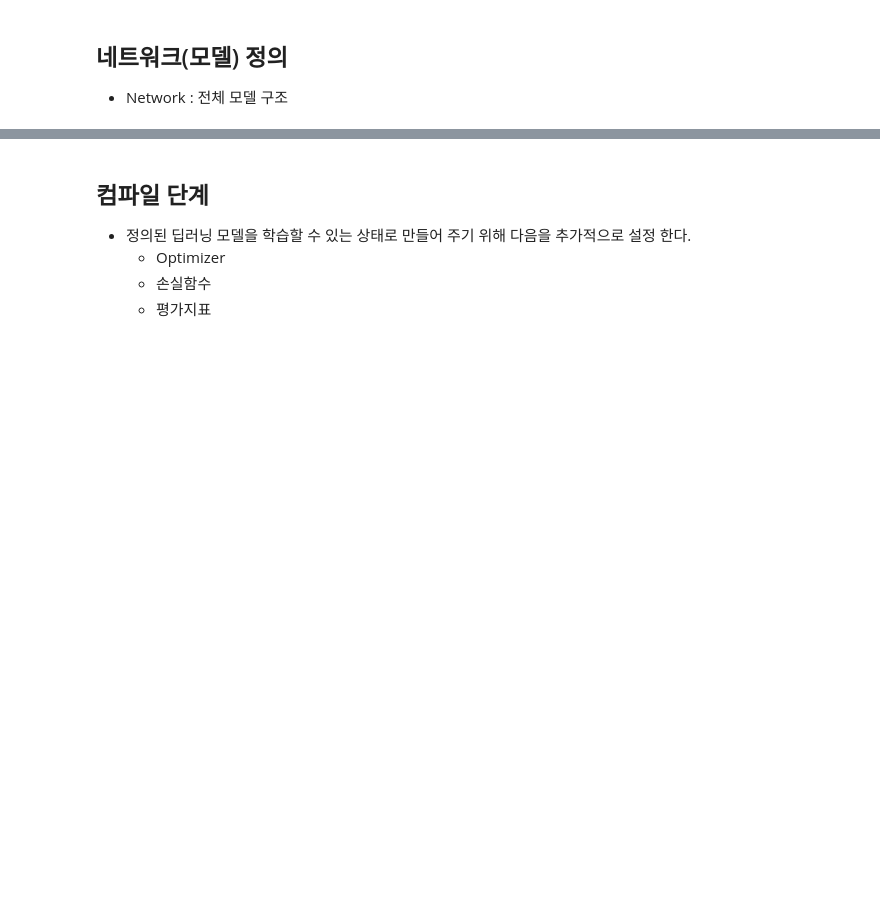
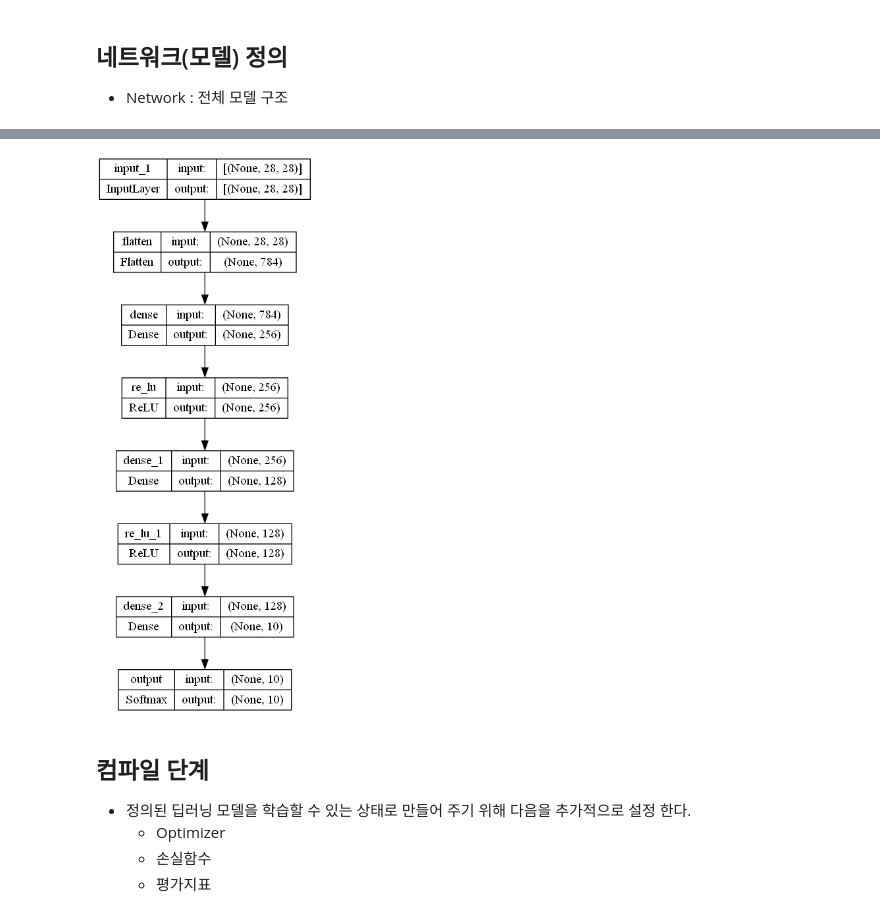
Before and after one commit to clerknek/PlayData, a Jupyter notebook: 07_DeepLearning/02_첫번째 딥러닝-MLP 구현.ipynb, the cells around one changed output, grey strips where cells are left out. Drawn from its saved outputs; the diff is of its cells as text; code cells hidden in the pictures; blank space fills up the shorter version.

```diff
--- a/07_DeepLearning/02_첫번째 딥러닝-MLP 구현.ipynb
+++ b/07_DeepLearning/02_첫번째 딥러닝-MLP 구현.ipynb
@@ -43,3 +110,25 @@
 # %% [markdown]
 ## 네트워크(모델) 정의
 - Network : 전체 모델 구조
+# %%
+model = keras.Sequential() # (빈) 모델 생성
+# 모델에 layer 들을 추가한다(받는다)
+# 각 레이어는 이전 layer의 출력결과를 입력으로 받아서 처리한 뒤에 출력한다.
+# layer는 Unit/Node/Neuron 들로 구성된다. -> feature들을 입력받아서 처리 후 출력하는 함수
+
+# 첫번째 layer를 추가 -> 첫번째: Inputlayer를 추가
+model.add(keras.layers.InputLayer((28, 28)))
+
+model.add(keras.layers.Flatten()) # 입력데이터를 1차원 배열로 변환
+
+model.add(keras.layers.Dense(units=256)) # unit 256개로 이뤄진 layer를 생성, 각 unit은 선형회귀(W*X + 8) 계산을 처리
+
+model.add(keras.layers.ReLU()) # max(X, 0) -> Activation(활성) 함수 => 비선형 함수를 사용
+
+model.add(keras.layers.Dense(units=128))
+
+model.add(keras.layers.ReLU())
+
+model.add(keras.layers.Dense(units=10))
+
+model.add(keras.layers.Softmax(name ='output'))  # Output layer -> 모델의 출력 결과를 출력하는 layer
@@ -46,3 +164,12 @@
+# %%
+# 모델구조를 시각화 - graphviz
+# pip install graphviz pydot pydotplus
+keras.utils.plot_model(model,
+                      show_shapes=True, # 각 layer의 input/output의 shape를 확인
+                       to_file = 'model_shapes.png' # 저장할 파일명, 생략하면 model
+                      )
+# %% [output]
+[figure, added]
 # %% [markdown]
 ## 컴파일 단계
 - 정의된 딥러닝 모델을 학습할 수 있는 상태로 만들어 주기 위해 다음을 추가적으로 설정 한다.
```
Also changed, not shown: parts of 40 cells of this notebook, 7 other files.
